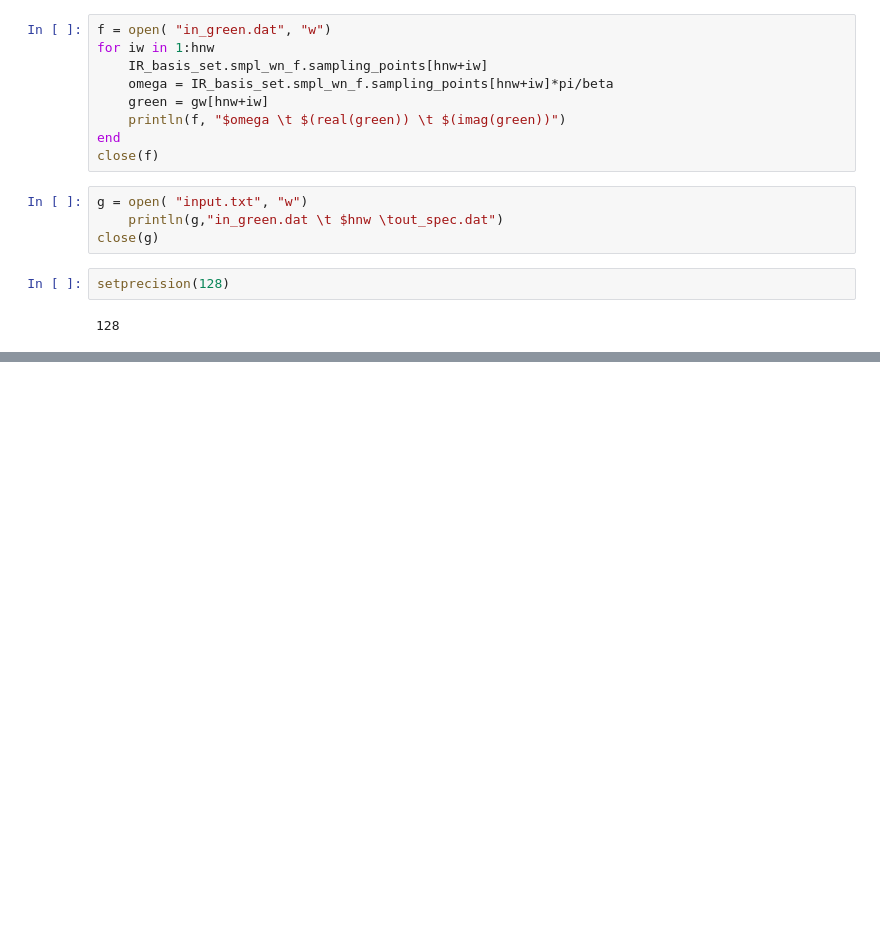
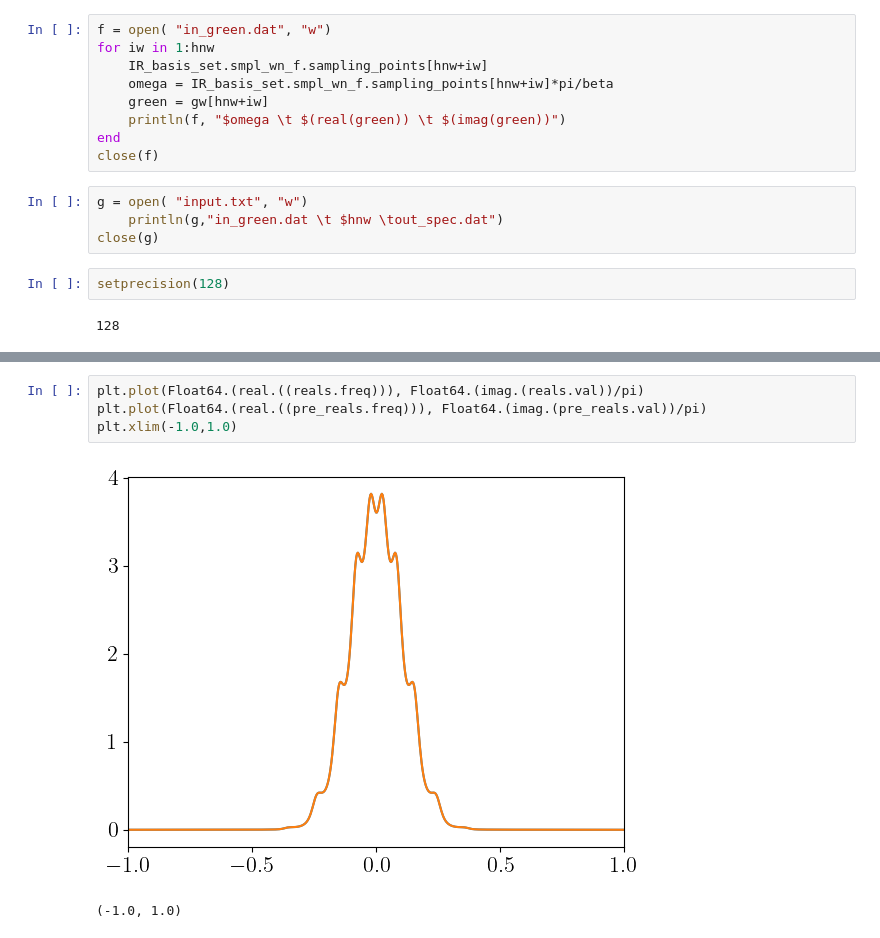
Before and after one commit to SpM-lab/Nevanlinna.jl, a Jupyter notebook: test_jl.ipynb, the cells around one changed output, grey strips where cells are left out. Saved outputs shown, nothing was run; the diff lists cells and outputs as text; blank space fills up the shorter version.

```diff
--- a/test_jl.ipynb
+++ b/test_jl.ipynb
@@ -130,0 +215,7 @@ Pick matrix is positive semi-definite.
+# %%
+plt.plot(Float64.(real.((reals.freq))), Float64.(imag.(reals.val))/pi)
+plt.plot(Float64.(real.((pre_reals.freq))), Float64.(imag.(pre_reals.val))/pi)
+plt.xlim(-1.0,1.0)
+# %% [output]
+[figure, added]
+(-1.0, 1.0)
```
Also changed, not shown: parts of 19 cells of this notebook, 13 other files.
